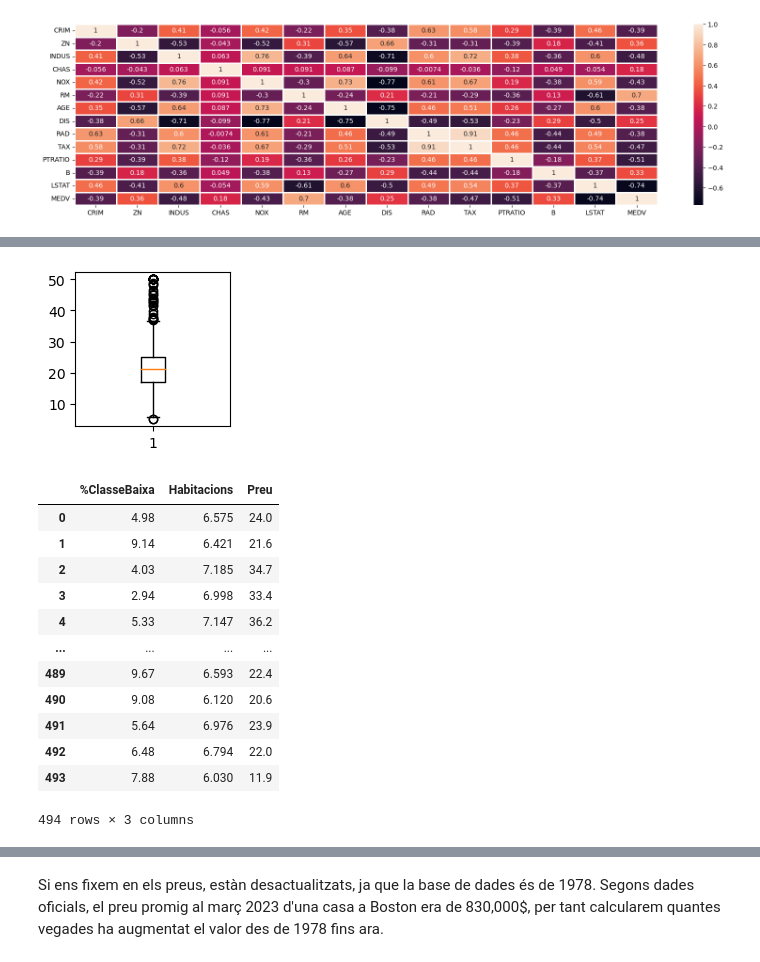
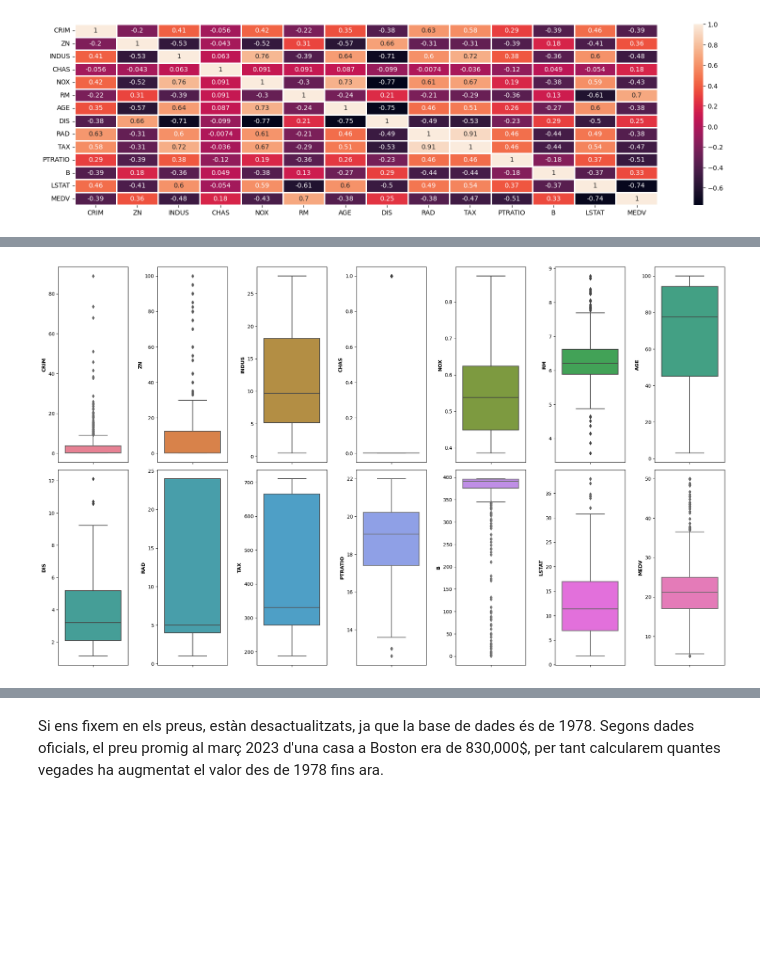
Before and after one commit to JO-VL/SkLearn_Train_Test, a Jupyter notebook: M5 T02.ipynb, the cells around one changed output, grey strips where cells are left out. Saved outputs shown, nothing was run; the diff lists cells and outputs as text; code cells hidden in the pictures; blank space fills up the shorter version.

```diff
--- a/M5 T02.ipynb
+++ b/M5 T02.ipynb
@@ -112,30 +157,18 @@ plt.show()
-# %%
-fig, ax = plt.subplots(figsize=(2, 2))
-ax.boxplot(df['Preu'])
-plt.show()
-# %% [output]
-[figure, removed]
-# %%
-#Eliminem els outliers de cada columna
-
-from scipy import stats
-
-df = df[(np.abs(stats.zscore(df)) < 3).all(axis=1)]
-
-df = df.reset_index(drop=True)
-
-df
-# %% [output]
-|  | %ClasseBaixa | Habitacions | Preu |
-| 0 | 4.98 | 6.575 | 24.0 |
-| 1 | 9.14 | 6.421 | 21.6 |
-| 2 | 4.03 | 7.185 | 34.7 |
-| 3 | 2.94 | 6.998 | 33.4 |
-| 4 | 5.33 | 7.147 | 36.2 |
-| ... | ... | ... | ... |
-| 489 | 9.67 | 6.593 | 22.4 |
-| 490 | 9.08 | 6.120 | 20.6 |
-| 491 | 5.64 | 6.976 | 23.9 |
-| 492 | 6.48 | 6.794 | 22.0 |
-| 493 | 7.88 | 6.030 | 11.9 |
-494 rows × 3 columns
+# %%
+# Fem un boxplot de cada variable per veure els outliers que tenen
+
+colors = sns.color_palette("husl", len(df.columns))
+
+fig, axs = plt.subplots(ncols=7, nrows=2, figsize=(20, 12))
+count = 0
+axs = axs.flatten()
+
+for i, column in enumerate(df.columns):
+    sns.boxplot(y=column, data=df, ax=axs[count], color=colors[i])
+    axs[count].set_ylabel(column, fontweight='bold')
+    count += 1
+
+plt.tight_layout(pad=2, w_pad=2, h_pad=1)
+plt.show()
+# %% [output]
+[figure, added]
```
Also changed, not shown: parts of 35 cells of this notebook.
